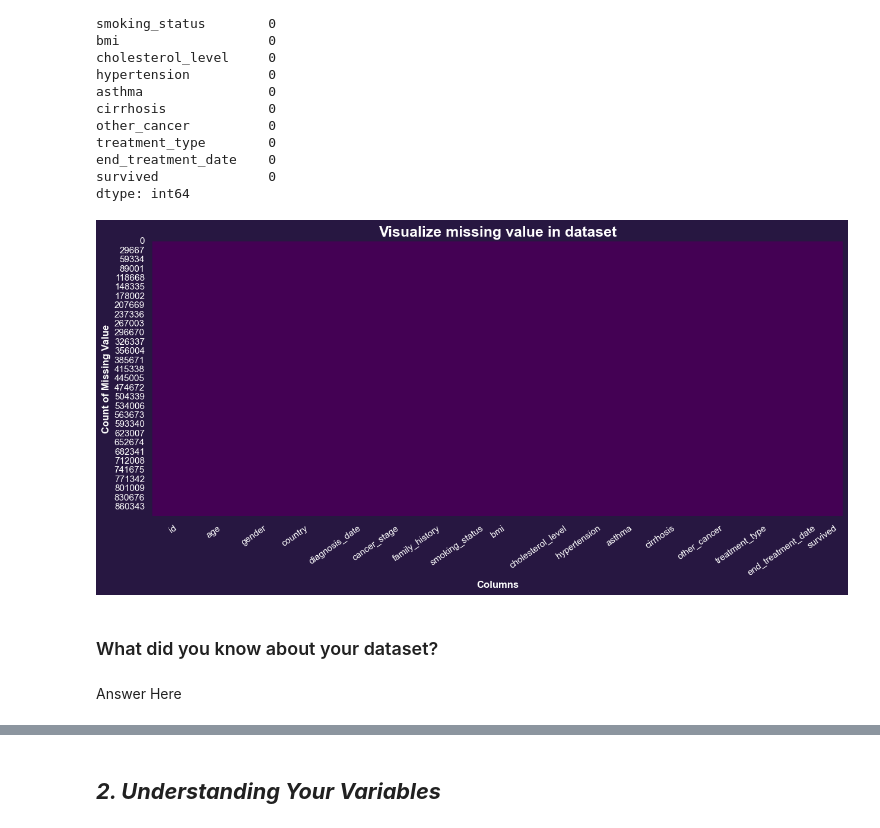
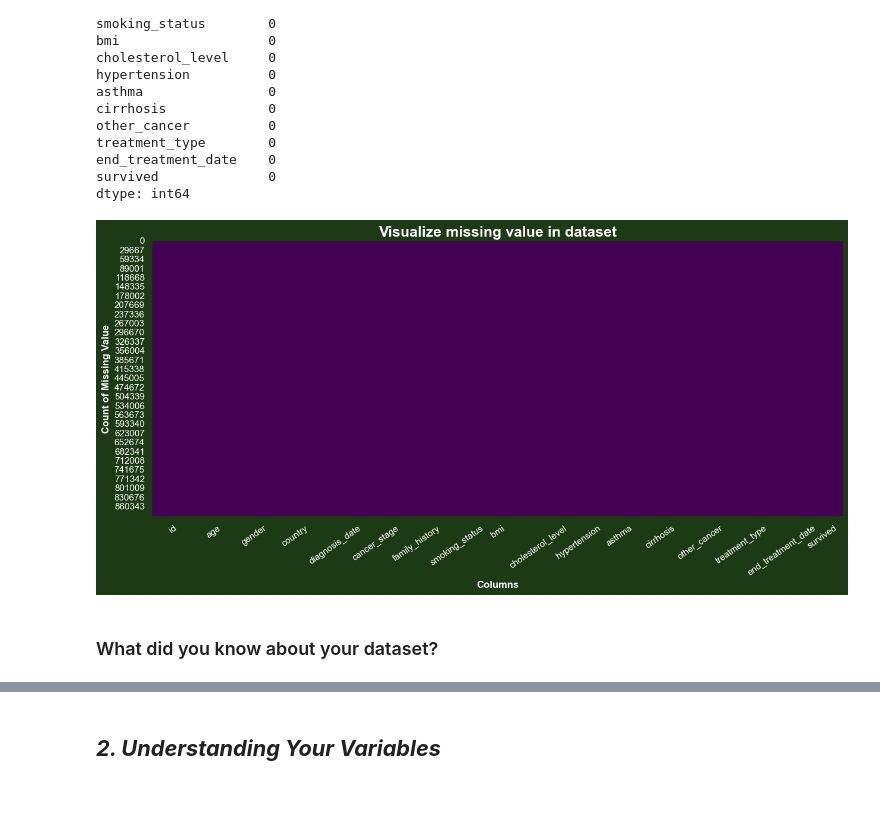
Before and after one commit to KushangShah/Lung-Cancer-Prediction, a Jupyter notebook: Lung Cancer - NoteBook.ipynb, the cells around one changed output, grey strips where cells are left out. Saved outputs shown, nothing was run; the diff lists cells and outputs as text; code cells hidden in the pictures; blank space fills up the shorter version.

```diff
--- a/Lung Cancer - NoteBook.ipynb
+++ b/Lung Cancer - NoteBook.ipynb
@@ -231,28 +242,27 @@ dtype: int64
 # %%
 # Visualizing the missing values
 plt.style.use("dark_background")
 sns.set_theme(style="darkgrid", rc={
-    'axes.facecolor': "#06040D",      # plot area background
-    'figure.facecolor': "#271741",    # whole figure background
+    'figure.facecolor': "#1C3A13",    # whole figure background
+    'axes.facecolor': "#484124",      # plot area background
     'axes.labelcolor': "white",
     'xtick.color': "white",
     'ytick.color': 'white',
     'text.color': "white",
-    'axes.edgecolor': '#3E2B73',
-    'grid.color': '#553394'
+    'axes.edgecolor': '#EC4E20',
+    'grid.color': '#84732B'
 })
+
 
 # Visualizing the missing values
 plt.figure(figsize=(15, 6))
 sns.heatmap(df.isnull(), cbar=False, cmap='viridis')
 plt.title("Visualize missing value in dataset", fontsize=18, weight='bold')
 plt.xlabel("Columns", weight='bold')
 plt.ylabel("Count of Missing Value", weight='bold')
 plt.xticks(rotation=35)
 plt.show()
 # %% [output]
-[figure, old version]
+[figure, new version]
 # %% [markdown]
 ### What did you know about your dataset?
-# %% [markdown]
-Answer Here
```
Also changed, not shown: parts of 41 cells of this notebook.
